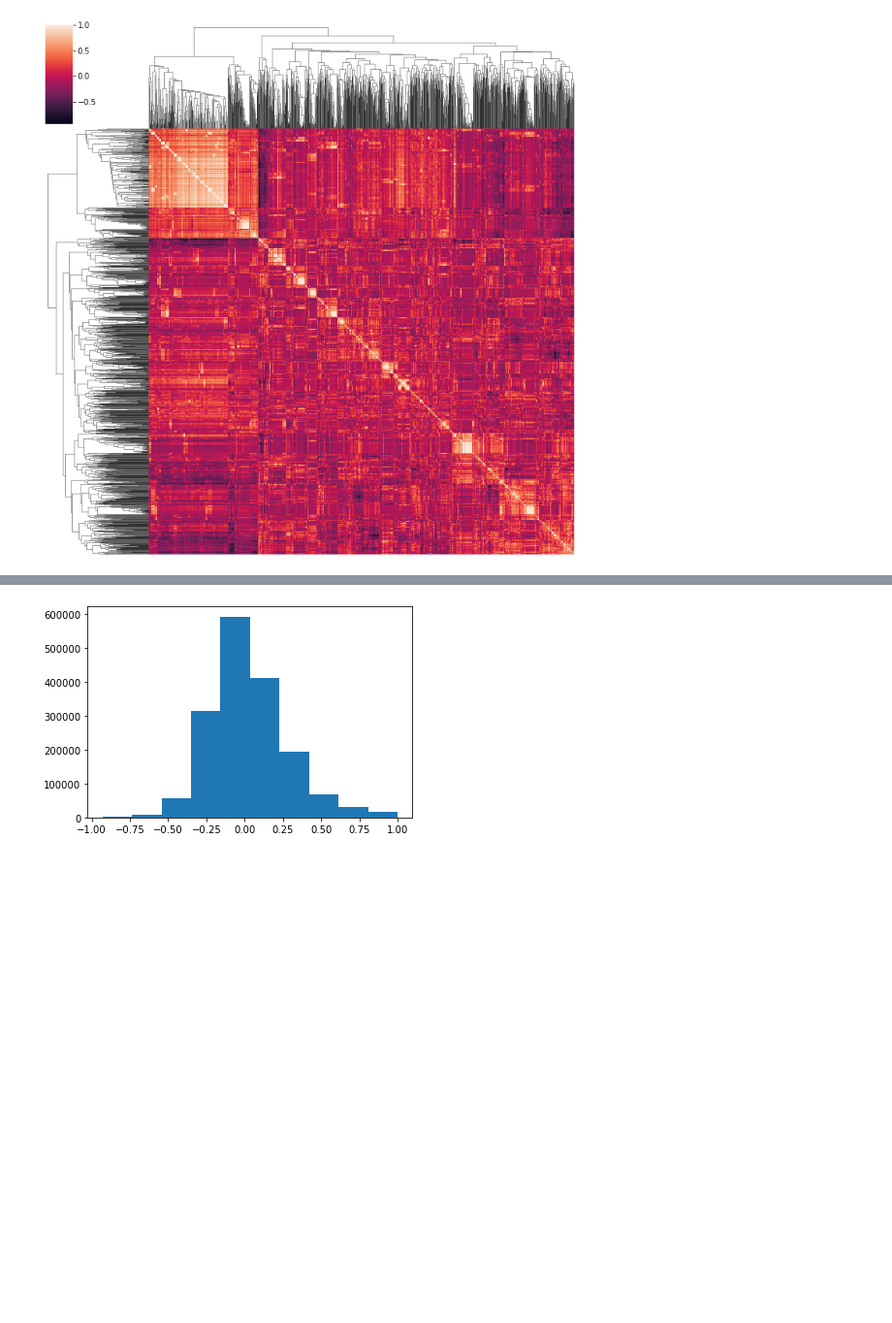
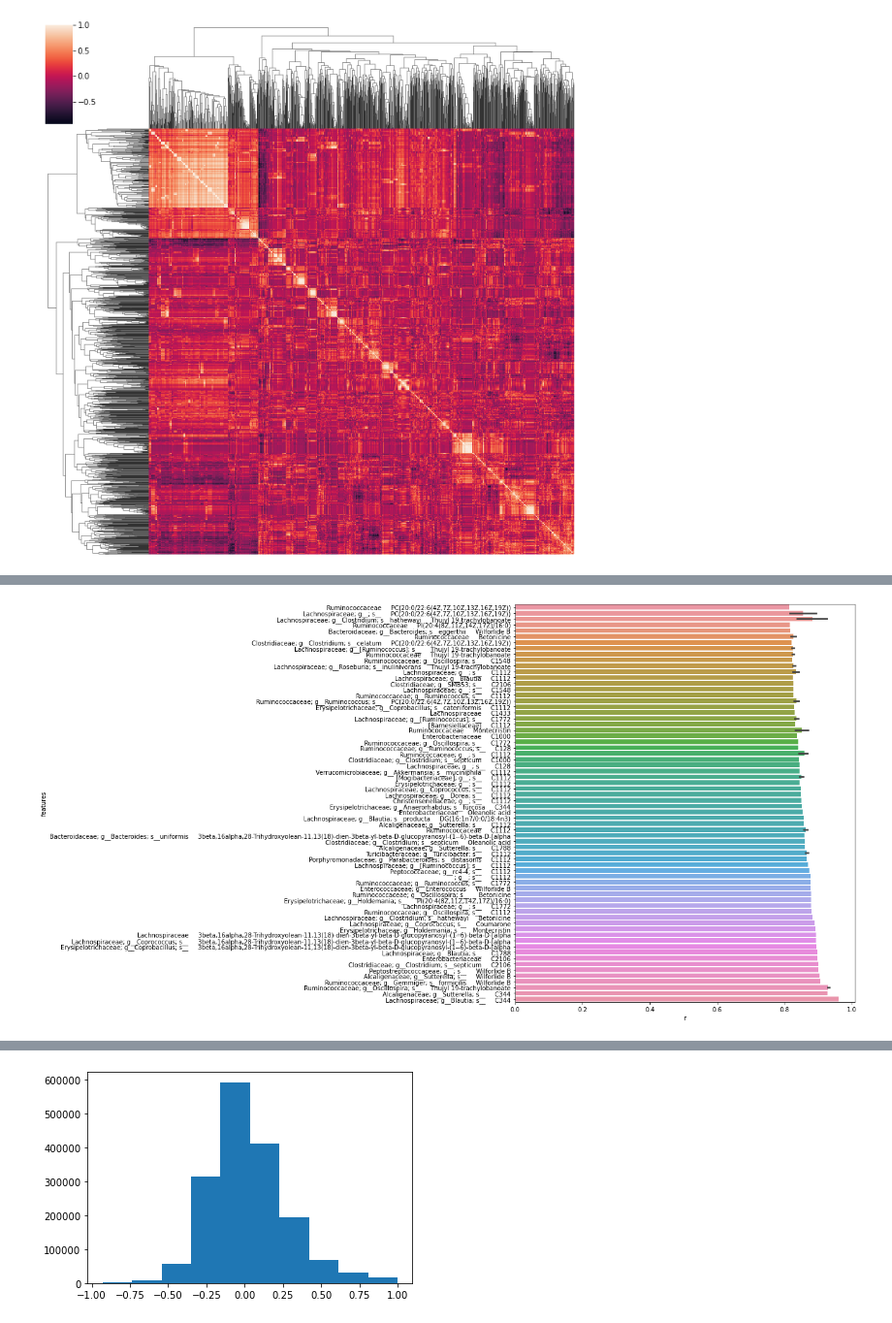
Before and after one commit to sterrettJD/GT-micro-metabo, a Jupyter notebook: analysis/Network.ipynb, the cells around one changed output, grey strips where cells are left out. Shown at 97% size. Drawn from its saved outputs; the diff is of its cells as text; code cells hidden in the pictures; blank space fills up the shorter version.

```diff
--- a/analysis/Network.ipynb
+++ b/analysis/Network.ipynb
@@ -159,0 +167,27 @@ ax = sns.clustermap(all_pearson, xticklabels=False, yticklabels=False)
+# %%
+mic_met_corrs = pd.DataFrame(index=microbiome.columns,
+                             columns=list(raw_aqueous_samples.columns) + list(raw_lipid_samples.columns))
+mic_met_p = pd.DataFrame(index=microbiome.columns,
+                         columns=list(raw_aqueous_samples.columns) + list(raw_lipid_samples.columns))
+
+
+for taxa in mic_met_corrs.index:
+    for met in mic_met_corrs.columns:
+        r,p = pearsonr(all_data[taxa],
+                       all_data[met])
+        mic_met_corrs.loc[taxa, met] = r
+        mic_met_p.loc[taxa, met] = p
+
+mic_met_corrs.rename(index=tax, inplace=True)
+mic_met_corrs = mic_met_corrs.apply(lambda x: x.astype(float))
+mic_met_p.rename(index=tax, inplace=True)
+mic_met_p = mic_met_p.apply(lambda x: x.astype(float))
+# %%
+melted_mic_met_corrs = pd.melt(mic_met_corrs.reset_index(),
+                                id_vars="index").rename(columns={"index": "feature 1",
+                                                                 "variable": "feature 2",
+                                                                 "value": "r"})
+melted_mic_met_p = pd.melt(mic_met_p.reset_index(),
+                                id_vars="index").rename(columns={"index": "feature 1",
+                                                                 "variable": "feature 2",
+                                                                 "value": "p"})
@@ -159,0 +227,9 @@ ax = sns.clustermap(all_pearson, xticklabels=False, yticklabels=False)
+# %%
+melted_mic_met_corrs["features"] = melted_mic_met_corrs["feature 1"].apply(lambda x: x.split("; f__")[-1]) + "     " + melted_mic_met_corrs["feature 2"].apply(lambda x: x.split(" - ")[0].split("_")[0])
+# %%
+ax = sns.barplot(x="r",y="features",
+            data=melted_mic_met_corrs.loc[melted_mic_met_p["p"] < 0.05/len(melted_mic_met_p.index)].sort_values("r"))
+
+plt.gcf().set_size_inches(10,12)
+# %% [output]
+[figure, added]
```
Also changed, not shown: parts of 17 cells of this notebook.
